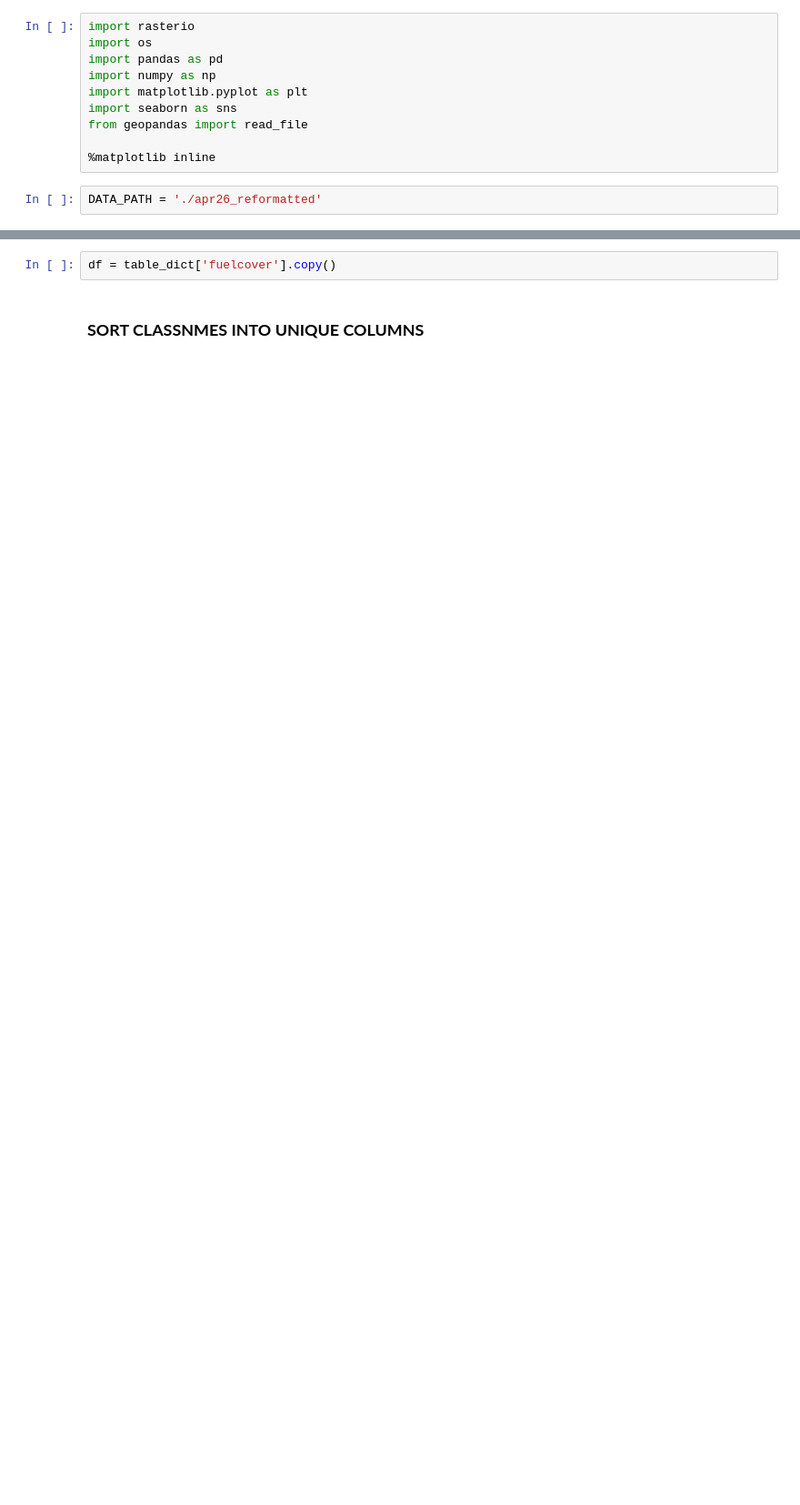
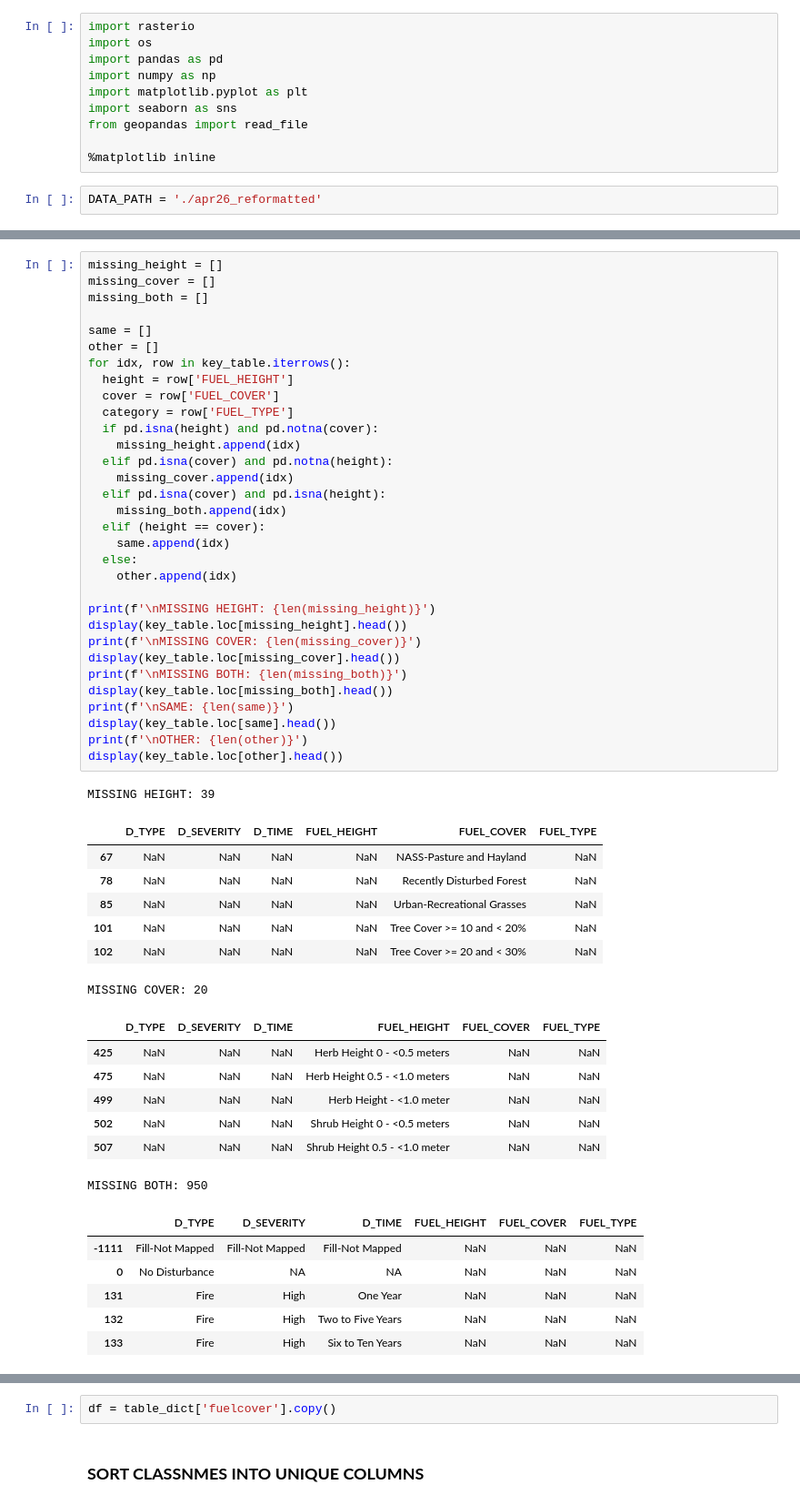
Before and after one commit to a-taylor1/DATA450_Team5, a Jupyter notebook: datamining_project2.ipynb, the cells around one changed output, grey strips where cells are left out. Shown at 91% size. Cells and saved outputs as stored; diff of their text form; blank space fills up the shorter version.

```diff
--- a/datamining_project2.ipynb
+++ b/datamining_project2.ipynb
@@ -143,0 +130,54 @@ key_table
+# %%
+missing_height = []
+missing_cover = []
+missing_both = []
+
+same = []
+other = []
+for idx, row in key_table.iterrows():
+  height = row['FUEL_HEIGHT']
+  cover = row['FUEL_COVER']
+  category = row['FUEL_TYPE']
+  if pd.isna(height) and pd.notna(cover):
+    missing_height.append(idx)
+  elif pd.isna(cover) and pd.notna(height):
+    missing_cover.append(idx)
+  elif pd.isna(cover) and pd.isna(height):
+    missing_both.append(idx)
+  elif (height == cover):
+    same.append(idx)
+  else:
+    other.append(idx)
+
+print(f'\nMISSING HEIGHT: {len(missing_height)}')
+display(key_table.loc[missing_height].head())
+print(f'\nMISSING COVER: {len(missing_cover)}')
+display(key_table.loc[missing_cover].head())
+print(f'\nMISSING BOTH: {len(missing_both)}')
+display(key_table.loc[missing_both].head())
+print(f'\nSAME: {len(same)}')
+display(key_table.loc[same].head())
+print(f'\nOTHER: {len(other)}')
+display(key_table.loc[other].head())
+# %% [output]
+MISSING HEIGHT: 39
+|  | D_TYPE | D_SEVERITY | D_TIME | FUEL_HEIGHT | FUEL_COVER | FUEL_TYPE |
+| 67 | NaN | NaN | NaN | NaN | NASS-Pasture and Hayland | NaN |
+| 78 | NaN | NaN | NaN | NaN | Recently Disturbed Forest | NaN |
+| 85 | NaN | NaN | NaN | NaN | Urban-Recreational Grasses | NaN |
+| 101 | NaN | NaN | NaN | NaN | Tree Cover >= 10 and < 20% | NaN |
+| 102 | NaN | NaN | NaN | NaN | Tree Cover >= 20 and < 30% | NaN |
+MISSING COVER: 20
+|  | D_TYPE | D_SEVERITY | D_TIME | FUEL_HEIGHT | FUEL_COVER | FUEL_TYPE |
+| 425 | NaN | NaN | NaN | Herb Height 0 - <0.5 meters | NaN | NaN |
+| 475 | NaN | NaN | NaN | Herb Height 0.5 - <1.0 meters | NaN | NaN |
+| 499 | NaN | NaN | NaN | Herb Height - <1.0 meter | NaN | NaN |
+| 502 | NaN | NaN | NaN | Shrub Height 0 - <0.5 meters | NaN | NaN |
+| 507 | NaN | NaN | NaN | Shrub Height 0.5 - <1.0 meter | NaN | NaN |
+MISSING BOTH: 950
+|  | D_TYPE | D_SEVERITY | D_TIME | FUEL_HEIGHT | FUEL_COVER | FUEL_TYPE |
+| -1111 | Fill-Not Mapped | Fill-Not Mapped | Fill-Not Mapped | NaN | NaN | NaN |
+| 0 | No Disturbance | NA | NA | NaN | NaN | NaN |
+| 131 | Fire | High | One Year | NaN | NaN | NaN |
+| 132 | Fire | High | Two to Five Years | NaN | NaN | NaN |
+| 133 | Fire | High | Six to Ten Years | NaN | NaN | NaN |
```
Also changed, not shown: parts of 16 cells of this notebook.
